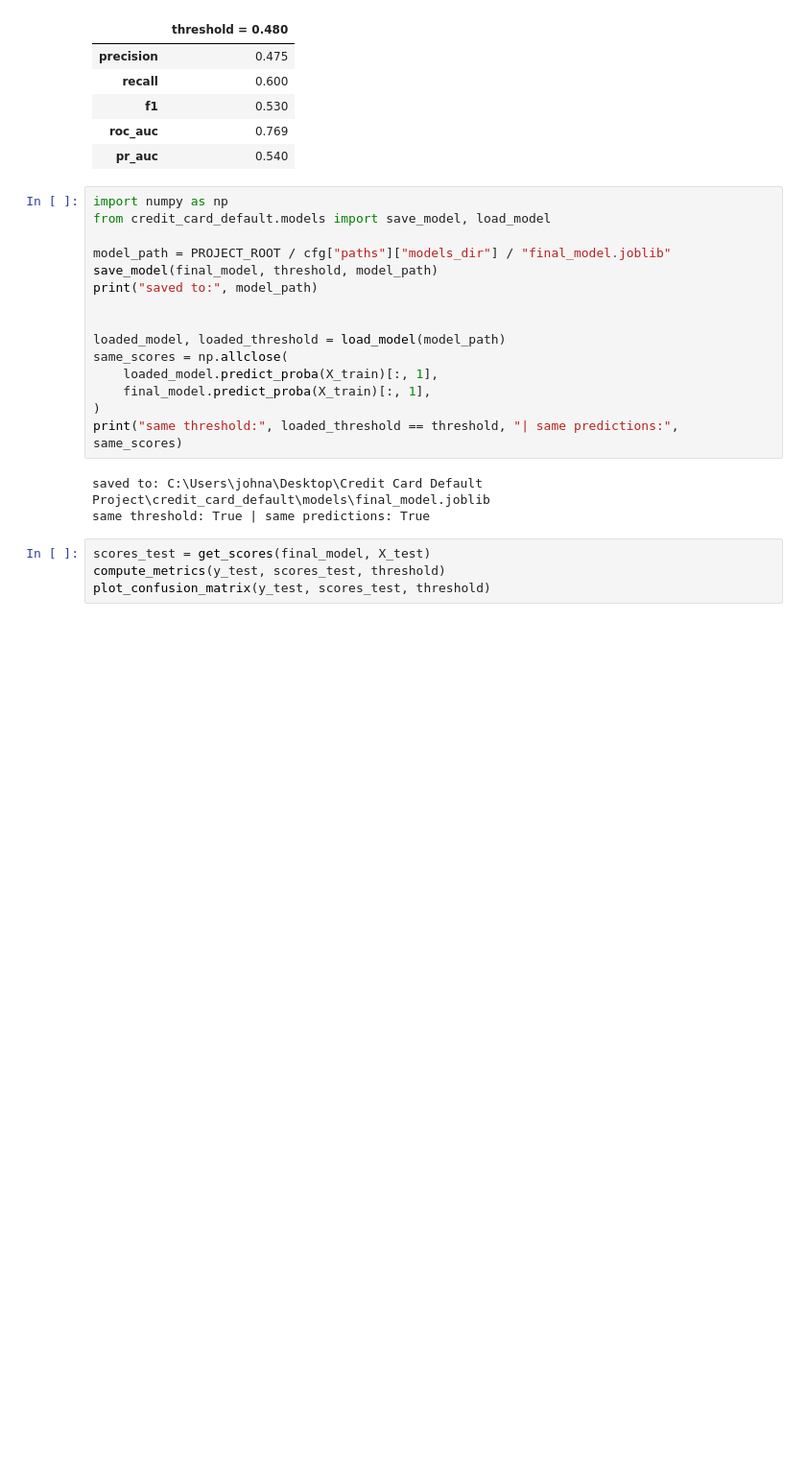
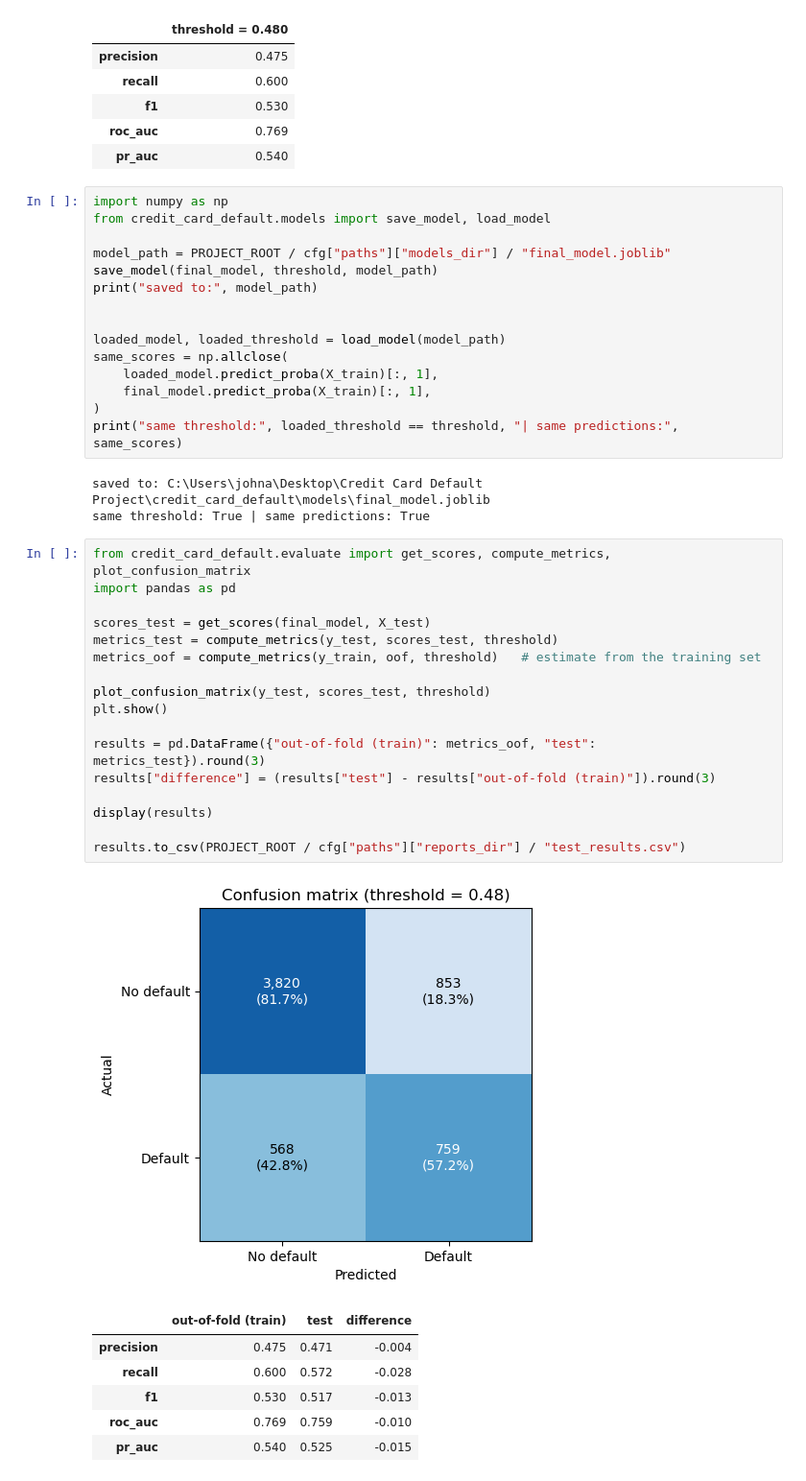
Before and after one commit to johnattanngassaki999/credit_card_default, a Jupyter notebook: notebooks/models.ipynb, the cells around one changed output. Shown at 96% size. Saved outputs shown, nothing was run; the diff lists cells and outputs as text; blank space fills up the shorter version.

Commit message:
conftest creation and test_results

```diff
--- a/notebooks/models.ipynb
+++ b/notebooks/models.ipynb
@@ -196,6 +196,27 @@ print("same threshold:", loaded_threshold == threshold, "| same predictions:", s
 saved to: C:\Users\johna\Desktop\Credit Card Default Project\credit_card_default\models\final_model.joblib
 same threshold: True | same predictions: True
 # %%
+from credit_card_default.evaluate import get_scores, compute_metrics, plot_confusion_matrix
+import pandas as pd
+
 scores_test = get_scores(final_model, X_test)
-compute_metrics(y_test, scores_test, threshold)
+metrics_test = compute_metrics(y_test, scores_test, threshold)
+metrics_oof = compute_metrics(y_train, oof, threshold)   # estimate from the training set
+
 plot_confusion_matrix(y_test, scores_test, threshold)
+plt.show()
+
+results = pd.DataFrame({"out-of-fold (train)": metrics_oof, "test": metrics_test}).round(3)
+results["difference"] = (results["test"] - results["out-of-fold (train)"]).round(3)
+
+display(results)
+
+results.to_csv(PROJECT_ROOT / cfg["paths"]["reports_dir"] / "test_results.csv")
+# %% [output]
+[figure, added]
+|  | out-of-fold (train) | test | difference |
+| precision | 0.475 | 0.471 | -0.004 |
+| recall | 0.600 | 0.572 | -0.028 |
+| f1 | 0.530 | 0.517 | -0.013 |
+| roc_auc | 0.769 | 0.759 | -0.010 |
+| pr_auc | 0.540 | 0.525 | -0.015 |
```
Also changed, not shown: 2 other files.
